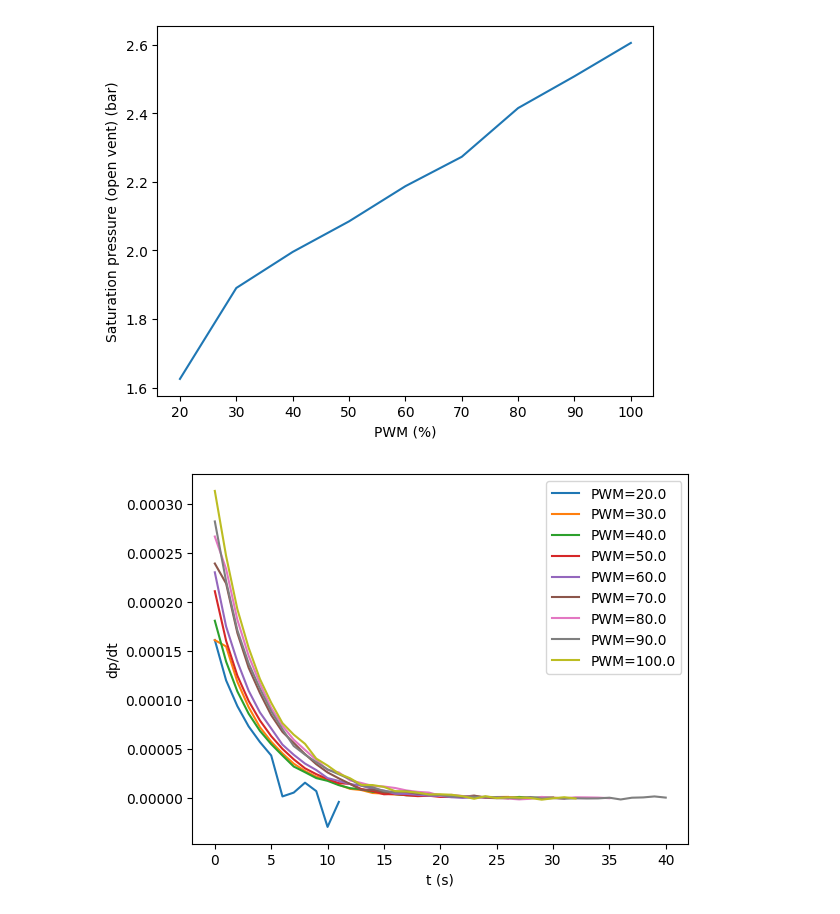
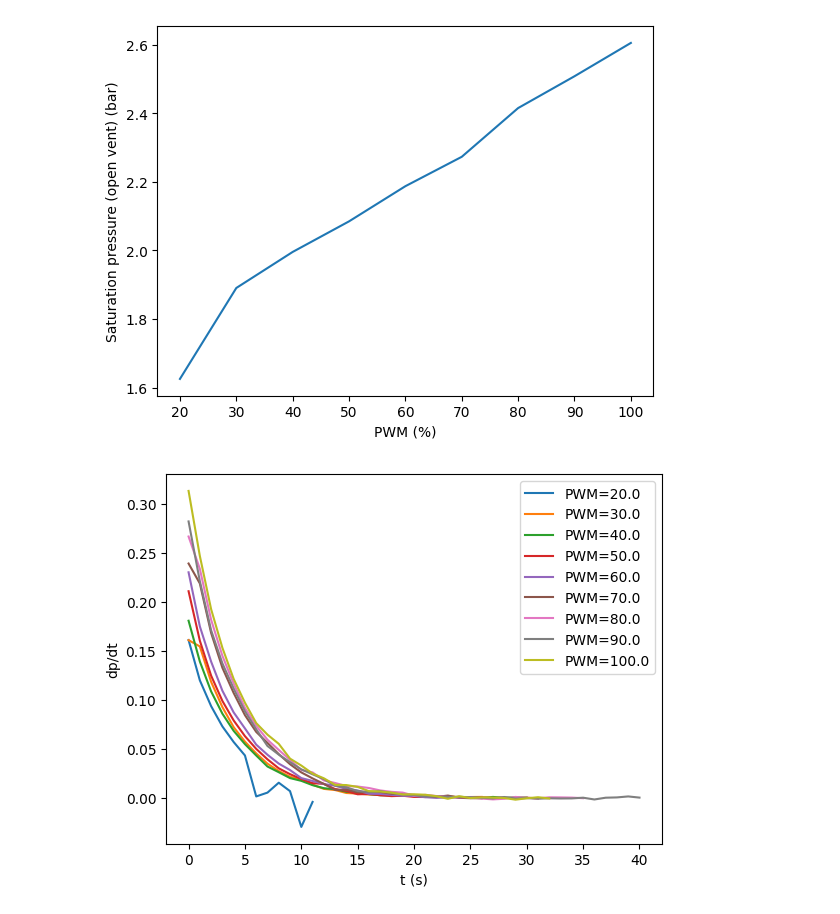
Before and after one commit to Cerebur/MIRAGE_multistage_pressurization_system, a Jupyter notebook: new_tests/dataEval/noVac.ipynb, the cells around one changed output. Cells and saved outputs as stored; diff of their text form; code cells hidden in the pictures.

```diff
--- a/new_tests/dataEval/noVac.ipynb
+++ b/new_tests/dataEval/noVac.ipynb
@@ -233,27 +233,22 @@ Tpump_case1 = np.zeros((9, 70))
 pwm_case1 = np.zeros(9)
 t_case1 = np.zeros((9, 70))
 idx0 = np.zeros(9, dtype=int)
+idx2 = np.zeros(9, dtype=int)
 
 for i in range(2,11):
     part = df.loc[df.diaphragm_pct==i*10]
     p = np.array(part.abp2_ms_pressure_bar)
     T = np.array(part.abp2_temp_C)
     Tp = np.array(part.SHT45_temp_C)
-    t = np.array(part.ts_ms)
+    t = np.array(part.ts_ms)/1000
     pwm_case1[i-2] = i*10
     idx0[i-2] = int(np.shape(t)[0])
+    idx2[i-2] = part.index[-1]
 
     for j in range(t.shape[0]):
         p2_case1[i-2,j] = p[j]
         T2_case1[i-2,j] = T[j]
         Tpump_case1[i-2,j] = Tp[j]
         t_case1[i-2,j] = t[j]
-
-
-
-
-
-df.loc[df.diaphragm_pct==10]
-pwm_case1
 # %% [output]
 array([ 20.,  30.,  40.,  50.,  60.,  70.,  80.,  90., 100.])
@@ -271,7 +256,7 @@ idx0[0]
 plt.xlabel('t (s)')
 plt.ylabel('Pressure in chamber')
 for i in range(9):
-    plt.plot(t_case1[i,:idx0[i]]/1000-t_case1[i,0]/1000, p2_case1[i, :idx0[i]], label=f'PWM={pwm_case1[i]}')
+    plt.plot(t_case1[i,:idx0[i]]-t_case1[i,0], p2_case1[i, :idx0[i]], label=f'PWM={pwm_case1[i]}')
     plt.legend()
 # %% [output]
 [figure]
@@ -291,11 +276,11 @@ for i in range(9):
 # %%
 plt.xlabel('t (s)')
 plt.ylabel('dp/dt')
 for i in range(9):
-    plt.plot(t_case1[i,:idx0[i]-1]/1000-t_case1[i,0]/1000, dpdtarr[i, :idx0[i]-1], label=f'PWM={pwm_case1[i]}')
+    plt.plot(t_case1[i,:idx0[i]-1]-t_case1[i,0], dpdtarr[i, :idx0[i]-1], label=f'PWM={pwm_case1[i]}')
     plt.legend()
 # %% [output]
-[figure, old version]
+[figure, new version]
 # %%
 Qmarr = np.zeros((9,70))
 Qvarr = np.zeros((9,70))
```
Also changed, not shown: parts of 12 cells of this notebook.
